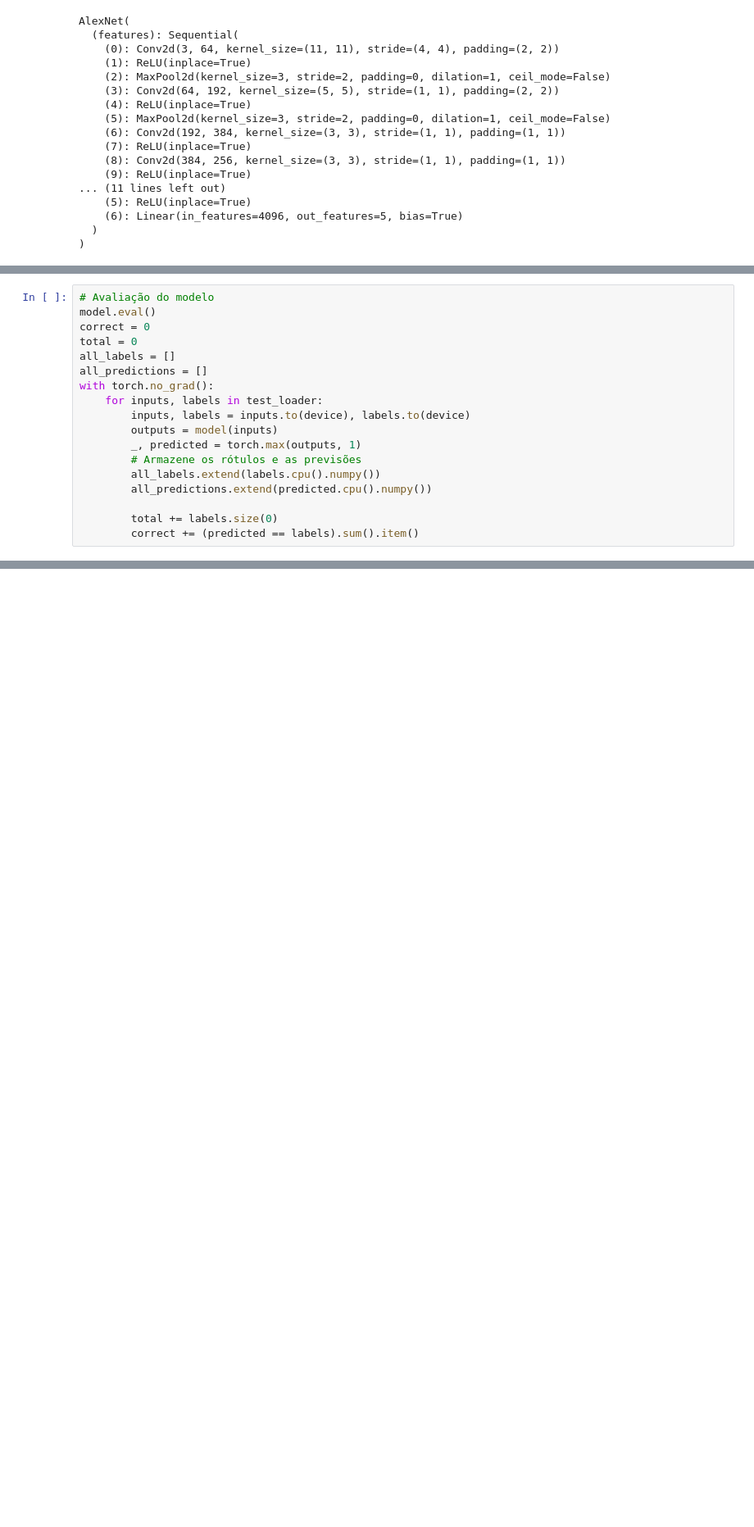
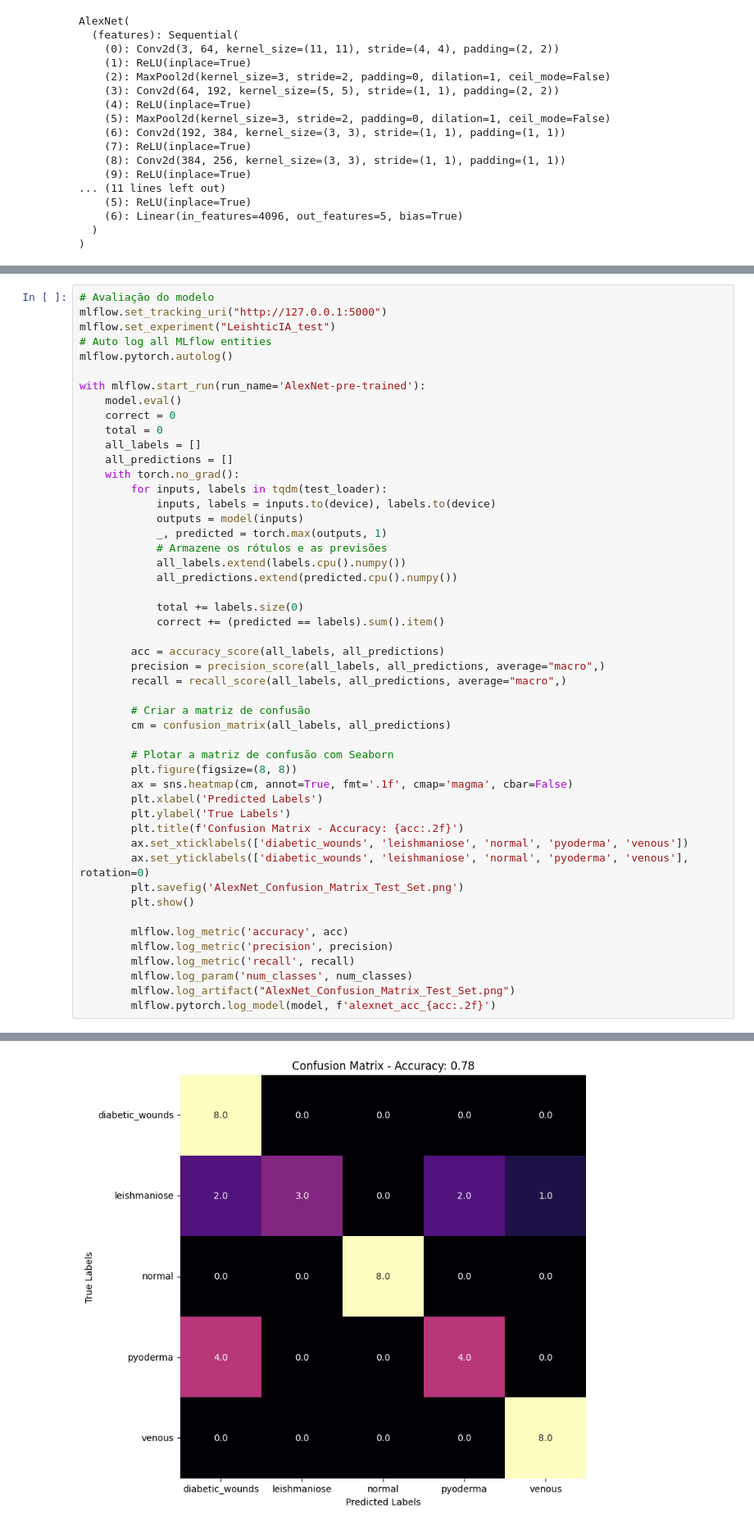
Before and after one commit to Eric-Oliveira-ds/leishticIA, a Jupyter notebook: AlexNet_classifier.ipynb, the cells around one changed output, grey strips where cells are left out. Shown at 82% size. Drawn from its saved outputs; the diff is of its cells as text; blank space fills up the shorter version.

Commit message:
Add mlflow to track experiments

```diff
--- a/AlexNet_classifier.ipynb
+++ b/AlexNet_classifier.ipynb
@@ -311,18 +255,50 @@ Epoch [100/100], Loss: 0.0960
 # %%
 # Avaliação do modelo
-model.eval()
-correct = 0
-total = 0
-all_labels = []
-all_predictions = []
-with torch.no_grad():
-    for inputs, labels in test_loader:
-        inputs, labels = inputs.to(device), labels.to(device)
-        outputs = model(inputs)
-        _, predicted = torch.max(outputs, 1)
-        # Armazene os rótulos e as previsões
-        all_labels.extend(labels.cpu().numpy())
-        all_predictions.extend(predicted.cpu().numpy())
+mlflow.set_tracking_uri("http://127.0.0.1:5000")
+mlflow.set_experiment("LeishticIA_test")
+# Auto log all MLflow entities
+mlflow.pytorch.autolog()
 
-        total += labels.size(0)
-        correct += (predicted == labels).sum().item()
+with mlflow.start_run(run_name='AlexNet-pre-trained'):
+    model.eval()
+    correct = 0
+    total = 0
+    all_labels = []
+    all_predictions = []
+    with torch.no_grad():
+        for inputs, labels in tqdm(test_loader):
+            inputs, labels = inputs.to(device), labels.to(device)
+            outputs = model(inputs)
+            _, predicted = torch.max(outputs, 1)
+            # Armazene os rótulos e as previsões
+            all_labels.extend(labels.cpu().numpy())
+            all_predictions.extend(predicted.cpu().numpy())
+
+            total += labels.size(0)
+            correct += (predicted == labels).sum().item()
+
+        acc = accuracy_score(all_labels, all_predictions)
+        precision = precision_score(all_labels, all_predictions, average="macro",)
+        recall = recall_score(all_labels, all_predictions, average="macro",)
+
+        # Criar a matriz de confusão
+        cm = confusion_matrix(all_labels, all_predictions)
+
+        # Plotar a matriz de confusão com Seaborn
+        plt.figure(figsize=(8, 8))
+        ax = sns.heatmap(cm, annot=True, fmt='.1f', cmap='magma', cbar=False)
+        plt.xlabel('Predicted Labels')
+        plt.ylabel('True Labels')
+        plt.title(f'Confusion Matrix - Accuracy: {acc:.2f}')
+        ax.set_xticklabels(['diabetic_wounds', 'leishmaniose', 'normal', 'pyoderma', 'venous'])
+        ax.set_yticklabels(['diabetic_wounds', 'leishmaniose', 'normal', 'pyoderma', 'venous'], rotation=0)
+        plt.savefig('AlexNet_Confusion_Matrix_Test_Set.png')
+        plt.show()
+
+        mlflow.log_metric('accuracy', acc)
+        mlflow.log_metric('precision', precision)
+        mlflow.log_metric('recall', recall)
+        mlflow.log_param('num_classes', num_classes)
+        mlflow.log_artifact("AlexNet_Confusion_Matrix_Test_Set.png")
+        mlflow.pytorch.log_model(model, f'alexnet_acc_{acc:.2f}')
+# %% [output]
@@ -328,0 +306 @@ with torch.no_grad():
+[figure, added]
```
Also changed, not shown: parts of 19 cells of this notebook, 6 other files.
